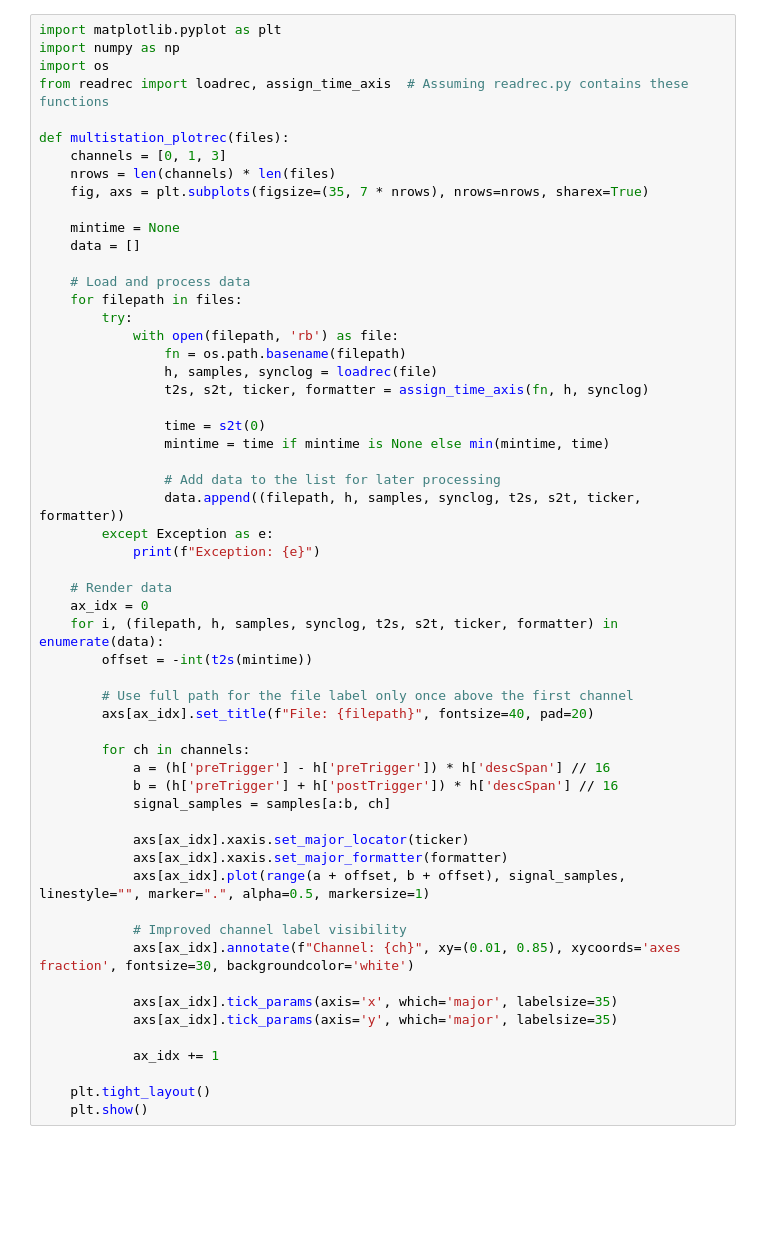
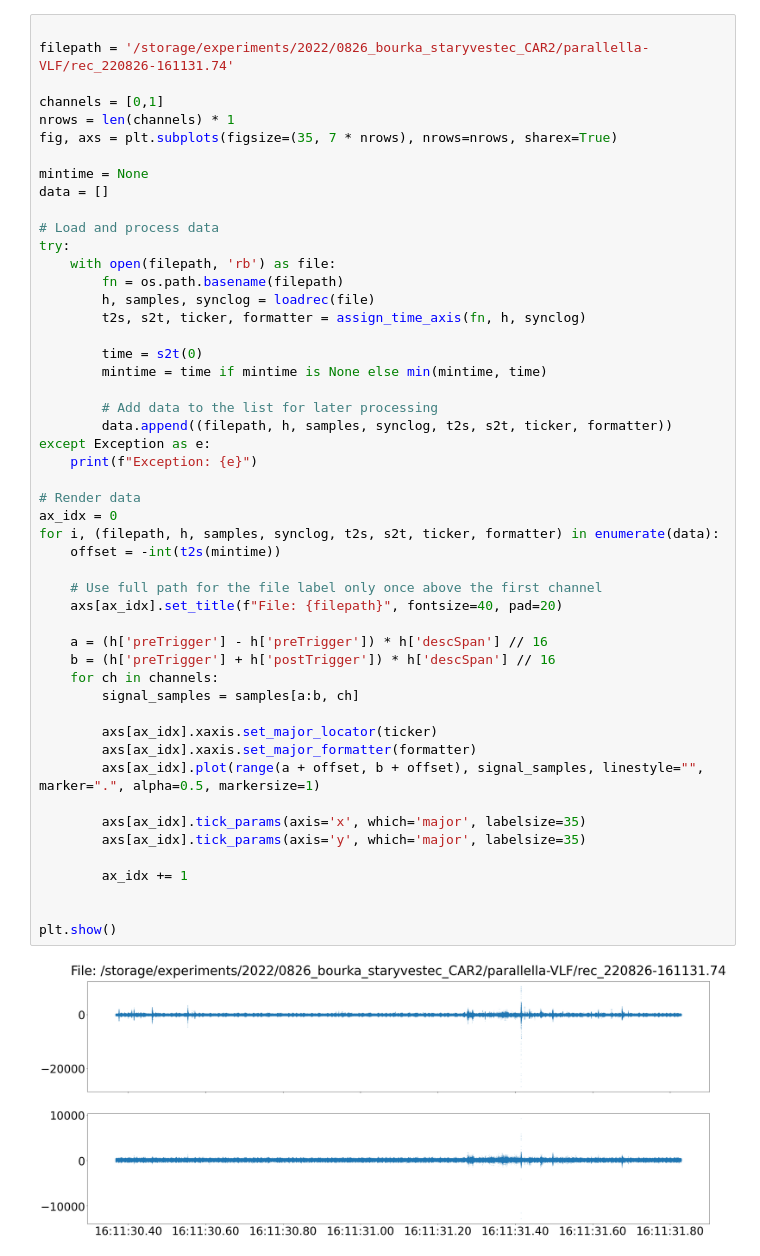
Before and after one commit to ODZ-UJF-AV-CR/vanice, a Jupyter notebook: VLF-ligtning.ipynb, the cells around one changed output. Cells and saved outputs as stored; diff of their text form; blank space fills up the shorter version.

```diff
--- a/VLF-ligtning.ipynb
+++ b/VLF-ligtning.ipynb
@@ -17,59 +18,54 @@ sps = 10e6 # 10 Msps
 %matplotlib inline
 %config InlineBackend.close_figures=True
 # %%
-import matplotlib.pyplot as plt
-import numpy as np
-import os
-from readrec import loadrec, assign_time_axis  # Assuming readrec.py contains these functions
 
-def multistation_plotrec(files):
-    channels = [0, 1, 3]
-    nrows = len(channels) * len(files)
-    fig, axs = plt.subplots(figsize=(35, 7 * nrows), nrows=nrows, sharex=True)
+filepath = '/storage/experiments/2022/0826_bourka_staryvestec_CAR2/parallella-VLF/rec_220826-161131.74'
 
-    mintime = None
-    data = []
+channels = [0,1]
+nrows = len(channels) * 1
+fig, axs = plt.subplots(figsize=(35, 7 * nrows), nrows=nrows, sharex=True)
 
-    # Load and process data
-    for filepath in files:
-        try:
-            with open(filepath, 'rb') as file:
-                fn = os.path.basename(filepath)
-                h, samples, synclog = loadrec(file)
-                t2s, s2t, ticker, formatter = assign_time_axis(fn, h, synclog)
+mintime = None
+data = []
 
-                time = s2t(0)
-                mintime = time if mintime is None else min(mintime, time)
+# Load and process data
+try:
+    with open(filepath, 'rb') as file:
+        fn = os.path.basename(filepath)
+        h, samples, synclog = loadrec(file)
+        t2s, s2t, ticker, formatter = assign_time_axis(fn, h, synclog)
 
-                # Add data to the list for later processing
-                data.append((filepath, h, samples, synclog, t2s, s2t, ticker, formatter))
-        except Exception as e:
-            print(f"Exception: {e}")
+        time = s2t(0)
+        mintime = time if mintime is None else min(mintime, time)
 
-    # Render data
-    ax_idx = 0
-    for i, (filepath, h, samples, synclog, t2s, s2t, ticker, formatter) in enumerate(data):
-        offset = -int(t2s(mintime))
+        # Add data to the list for later processing
+        data.append((filepath, h, samples, synclog, t2s, s2t, ticker, formatter))
+except Exception as e:
+    print(f"Exception: {e}")
 
-        # Use full path for the file label only once above the first channel
-        axs[ax_idx].set_title(f"File: {filepath}", fontsize=40, pad=20)
+# Render data
+ax_idx = 0
+for i, (filepath, h, samples, synclog, t2s, s2t, ticker, formatter) in enumerate(data):
+    offset = -int(t2s(mintime))
 
-        for ch in channels:
-            a = (h['preTrigger'] - h['preTrigger']) * h['descSpan'] // 16
-            b = (h['preTrigger'] + h['postTrigger']) * h['descSpan'] // 16
-            signal_samples = samples[a:b, ch]
+    # Use full path for the file label only once above the first channel
+    axs[ax_idx].set_title(f"File: {filepath}", fontsize=40, pad=20)
 
-            axs[ax_idx].xaxis.set_major_locator(ticker)
-            axs[ax_idx].xaxis.set_major_formatter(formatter)
-            axs[ax_idx].plot(range(a + offset, b + offset), signal_samples, linestyle="", marker=".", alpha=0.5, markersize=1)
+    a = (h['preTrigger'] - h['preTrigger']) * h['descSpan'] // 16
+    b = (h['preTrigger'] + h['postTrigger']) * h['descSpan'] // 16
+    for ch in channels:
+        signal_samples = samples[a:b, ch]
 
-            # Improved channel label visibility
-            axs[ax_idx].annotate(f"Channel: {ch}", xy=(0.01, 0.85), xycoords='axes fraction', fontsize=30, backgroundcolor='white')
+        axs[ax_idx].xaxis.set_major_locator(ticker)
+        axs[ax_idx].xaxis.set_major_formatter(formatter)
+        axs[ax_idx].plot(range(a + offset, b + offset), signal_samples, linestyle="", marker=".", alpha=0.5, markersize=1)
 
-            axs[ax_idx].tick_params(axis='x', which='major', labelsize=35)
-            axs[ax_idx].tick_params(axis='y', which='major', labelsize=35)
+        axs[ax_idx].tick_params(axis='x', which='major', labelsize=35)
+        axs[ax_idx].tick_params(axis='y', which='major', labelsize=35)
 
-            ax_idx += 1
+        ax_idx += 1
 
-    plt.tight_layout()
-    plt.show()
+
+plt.show()
+# %% [output]
+[figure, added]
```
Also changed, not shown: parts of 13 cells of this notebook, 1 other file.
